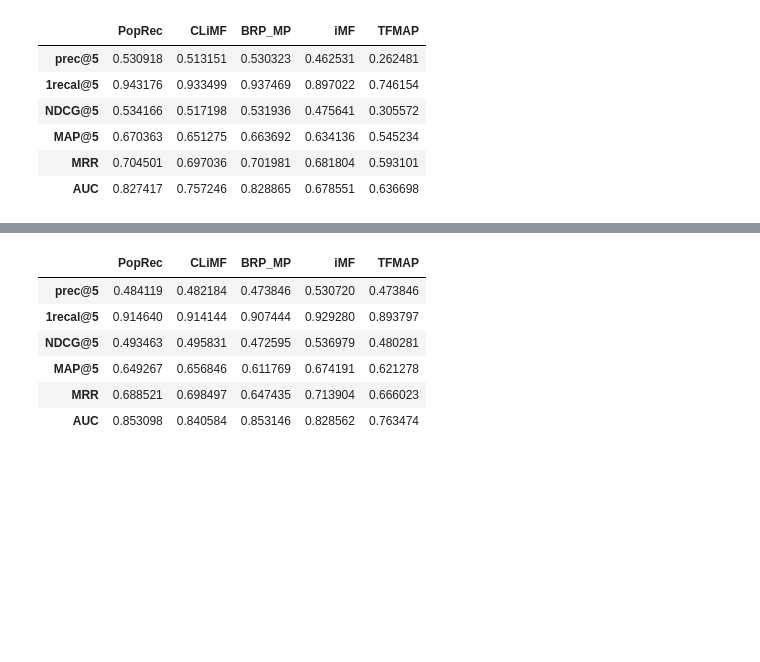
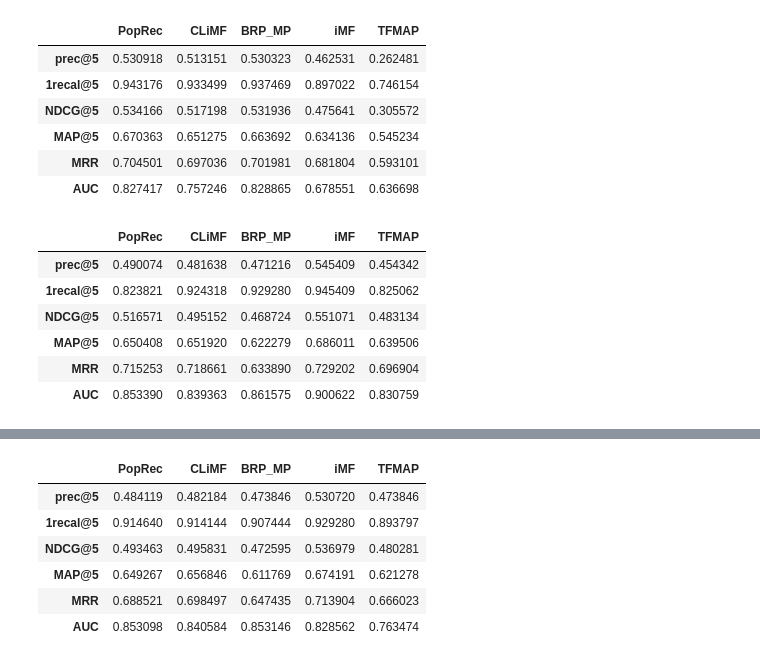
Before and after one commit to egorkudr1/diploma, a Jupyter notebook: rank_experiments.ipynb, the cells around one changed output, grey strips where cells are left out. Saved outputs shown, nothing was run; the diff lists cells and outputs as text; code cells hidden in the pictures; blank space fills up the shorter version.

```diff
--- a/rank_experiments.ipynb
+++ b/rank_experiments.ipynb
@@ -125,4 +168,14 @@ climf_experiment(ml100k, create_list_cf(ml100k_shape), K=5, maxiter=5, topK=5,
 | MAP@5 | 0.670363 | 0.651275 | 0.663692 | 0.634136 | 0.545234 |
 | MRR | 0.704501 | 0.697036 | 0.701981 | 0.681804 | 0.593101 |
 | AUC | 0.827417 | 0.757246 | 0.828865 | 0.678551 | 0.636698 |
+# %%
+climf_experiment(ml100k, create_list_cf(ml100k_shape), K=0.3, maxiter=1, topK=5,  verbose=0)
+# %% [output]
+|  | PopRec | CLiMF | BRP_MP | iMF | TFMAP |
+| prec@5 | 0.490074 | 0.481638 | 0.471216 | 0.545409 | 0.454342 |
+| 1recal@5 | 0.823821 | 0.924318 | 0.929280 | 0.945409 | 0.825062 |
+| NDCG@5 | 0.516571 | 0.495152 | 0.468724 | 0.551071 | 0.483134 |
+| MAP@5 | 0.650408 | 0.651920 | 0.622279 | 0.686011 | 0.639506 |
+| MRR | 0.715253 | 0.718661 | 0.633890 | 0.729202 | 0.696904 |
+| AUC | 0.853390 | 0.839363 | 0.861575 | 0.900622 | 0.830759 |
 # %%
```
Also changed, not shown: parts of 72 cells of this notebook, 3 other files.
